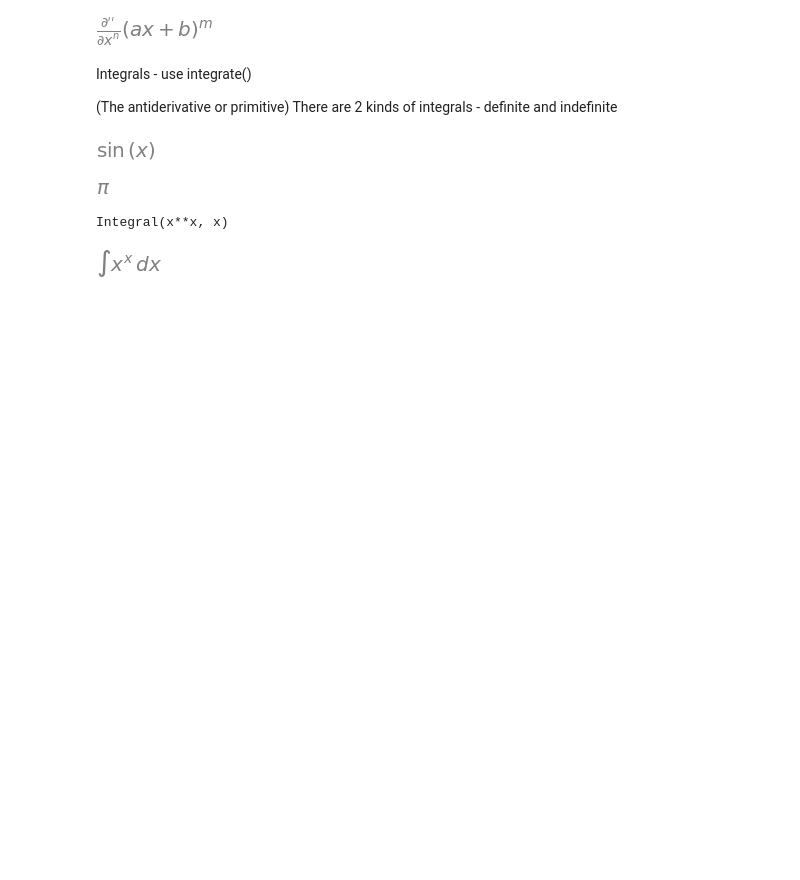
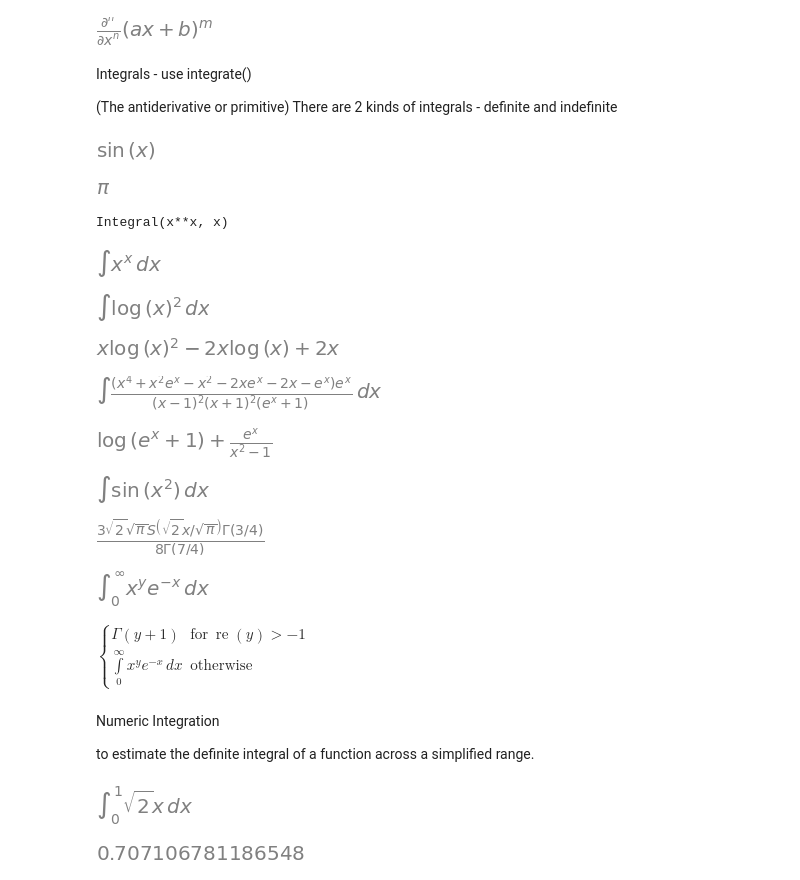
Before and after one commit to burnifi/learnSympy, a Jupyter notebook: calculus.ipynb, the cells around one changed output. Cells and saved outputs as stored; diff of their text form; code cells hidden in the pictures; blank space fills up the shorter version.

```diff
--- a/calculus.ipynb
+++ b/calculus.ipynb
@@ -85,5 +85,56 @@ expr
 # %% [output]
 [figure]
 # %%
-# as with Derivative, you can create an unevaluated intrgral using Integral
+# as with Derivative, you can create an unevaluated integral using Integral
 # to later evaluate this integrtl, call doit()
+expr = Integral(log(x)**2,x)
+expr
+# %% [output]
+[figure, added]
+# %%
+expr.doit()
+# %% [output]
+[figure, added]
+# %%
+# some power of integral()
+integ = Integral((x**4 + x**2*exp(x) - x**2 - 2*x*exp(x) - 2*x - exp(x)) * exp(x)/ ((x - 1)**2*(x + 1)**2*(exp(x) + 1)), x)
+integ
+# %% [output]
+[figure, added]
+# %%
+integ.doit()
+# %% [output]
+[figure, added]
+# %%
+integ = Integral(sin(x**2), x)
+integ
+# %% [output]
+[figure, added]
+# %%
+integ.doit()
+# %% [output]
+[figure, added]
+# %%
+integ = Integral(x**y*exp(-x), (x, 0, oo))
+integ
+# %% [output]
+[figure, added]
+# %%
+integ.doit()
+# %% [output]
+$\displaystyle \begin{cases} \Gamma\left(y + 1\right) & \text{for}\: \operatorname{re}{\left(y\right)} > -1 \\\int\limits_{0}^{\infty} x^{y} e^{- x}\, dx & \text{otherwise} \end{cases}$
+# %% [markdown]
+Numeric Integration
+
+to estimate the definite integral of a function across a simplified range.
+# %%
+from sympy import Integral, Symbol, sqrt
+x = Symbol('x')
+integral = Integral(sqrt(2)*x, (x, 0, 1))
+integral
+# %% [output]
+[figure, added]
+# %%
+integral.evalf()
+# %% [output]
+[figure, added]
```
Also changed, not shown: parts of 14 cells of this notebook.
